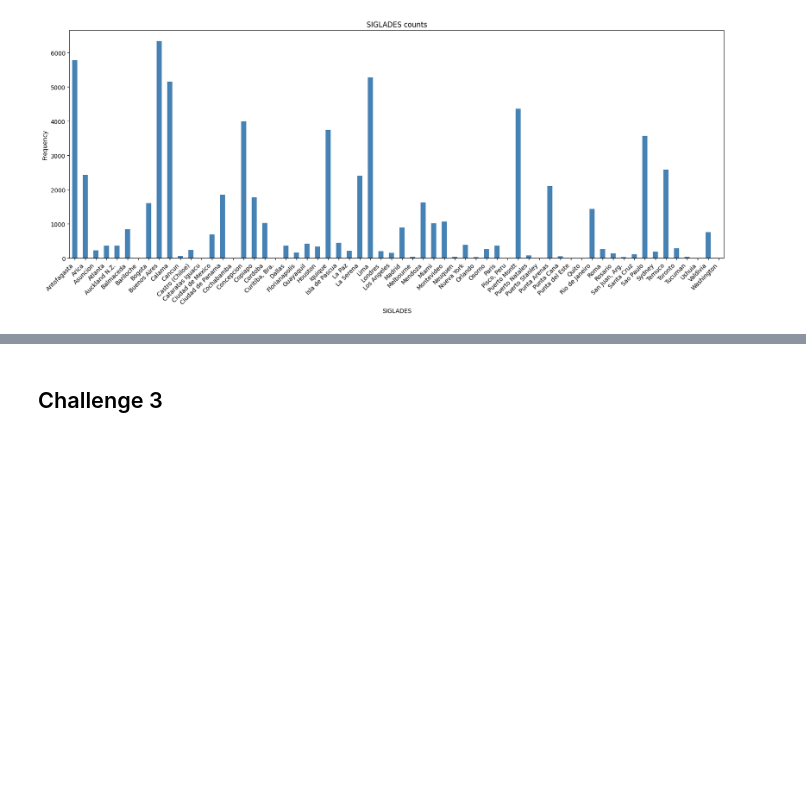
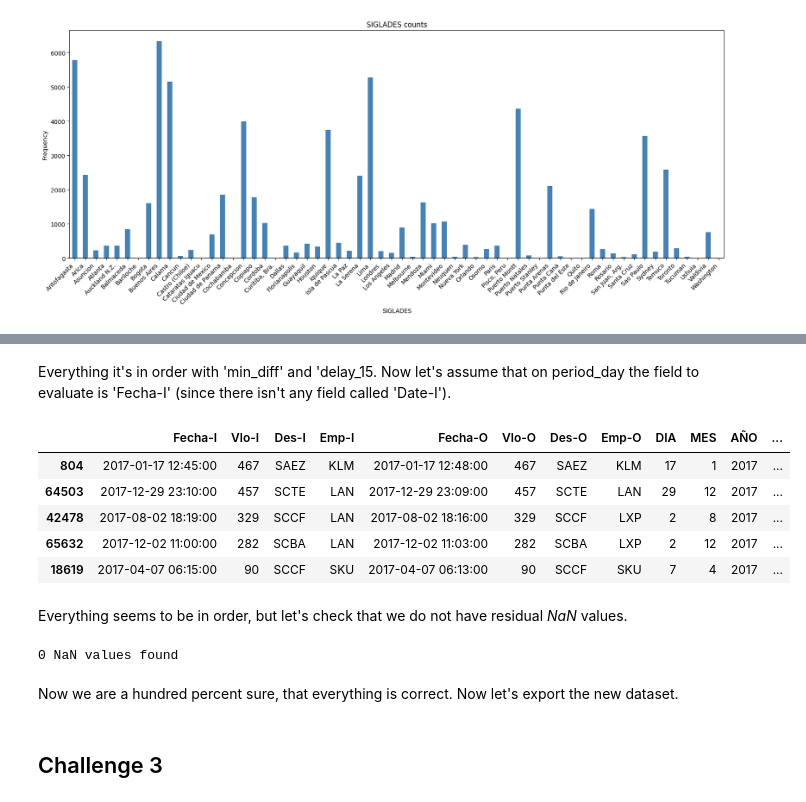
Before and after one commit to mabarcaj/LATAM_Data_Scientist_Challenge, a Jupyter notebook: solution.ipynb, the cells around one changed output, grey strips where cells are left out. Drawn from its saved outputs; the diff is of its cells as text; code cells hidden in the pictures; blank space fills up the shorter version.

```diff
--- a/solution.ipynb
+++ b/solution.ipynb
@@ -570,0 +647,7 @@ In conclusion, the year 2017 was a year where most of the air traffic was made b
+# %%
+# Calculate difference in minutes
+synthethic_features['min_diff'] = (synthethic_features['Fecha-O'] - synthethic_features['Fecha-I']) / pd.Timedelta(minutes=1)
+
+# Check everything is ok
+use_cols = ['Fecha-I', 'Fecha-O', 'min_diff']
+synthethic_features[use_cols].sample(n=10)
@@ -570,0 +666,6 @@ In conclusion, the year 2017 was a year where most of the air traffic was made b
+# %%
+# Create delay_15 feature
+synthethic_features['delay_15'] = (synthethic_features['min_diff'] > 15.0).astype(int)
+
+use_cols.append('delay_15')
+synthethic_features[use_cols].sample(10)
@@ -570,0 +684,40 @@ In conclusion, the year 2017 was a year where most of the air traffic was made b
+# %% [markdown]
+Everything it's in order with 'min_diff' and 'delay_15. Now let's assume that on period_day the field to evaluate is 'Fecha-I' (since there isn't any field called 'Date-I').
+# %%
+# Before creating the column feature, we need to have DateTimeIndex
+# So let's apply that to our dataframe
+synthethic_features.set_index('Fecha-I', inplace=True)
+
+# Create period_day as a nan column
+synthethic_features['period_day'] = np.nan
+
+# Change nan to morning based on given criteria
+synthethic_features.loc[synthethic_features.between_time('05:00', '11:59').index, 'period_day'] = 'morning'
+
+# Change nan to afternoon based on given criteria
+synthethic_features.loc[synthethic_features.between_time('12:00', '18:59').index, 'period_day'] = 'afternoon'
+
+# Change nan to night based on given criteria
+synthethic_features.loc[synthethic_features.between_time('19:00', '04:59').index, 'period_day'] = 'night'
+
+
+# Get our original indexes back
+synthethic_features.reset_index(inplace=True)
+
+# Check data
+synthethic_features.sample(5)
+# %% [output]
+|  | Fecha-I | Vlo-I | Des-I | Emp-I | Fecha-O | Vlo-O | Des-O | Emp-O | DIA | MES | AÑO | ... |
+| 804 | 2017-01-17 12:45:00 | 467 | SAEZ | KLM | 2017-01-17 12:48:00 | 467 | SAEZ | KLM | 17 | 1 | 2017 | ... |
+| 64503 | 2017-12-29 23:10:00 | 457 | SCTE | LAN | 2017-12-29 23:09:00 | 457 | SCTE | LAN | 29 | 12 | 2017 | ... |
+| 42478 | 2017-08-02 18:19:00 | 329 | SCCF | LAN | 2017-08-02 18:16:00 | 329 | SCCF | LXP | 2 | 8 | 2017 | ... |
+| 65632 | 2017-12-02 11:00:00 | 282 | SCBA | LAN | 2017-12-02 11:03:00 | 282 | SCBA | LXP | 2 | 12 | 2017 | ... |
+| 18619 | 2017-04-07 06:15:00 | 90 | SCCF | SKU | 2017-04-07 06:13:00 | 90 | SCCF | SKU | 7 | 4 | 2017 | ... |
+# %% [markdown]
+Everything seems to be in order, but let's check that we do not have residual *NaN* values.
+# %%
+print("{} NaN values found".format(synthethic_features['period_day'].isna().sum()))
+# %% [output]
+0 NaN values found
+# %% [markdown]
+Now we are a hundred percent sure, that everything is correct. Now let's export the new dataset.
```
Also changed, not shown: parts of 13 cells of this notebook, 1 other file.
